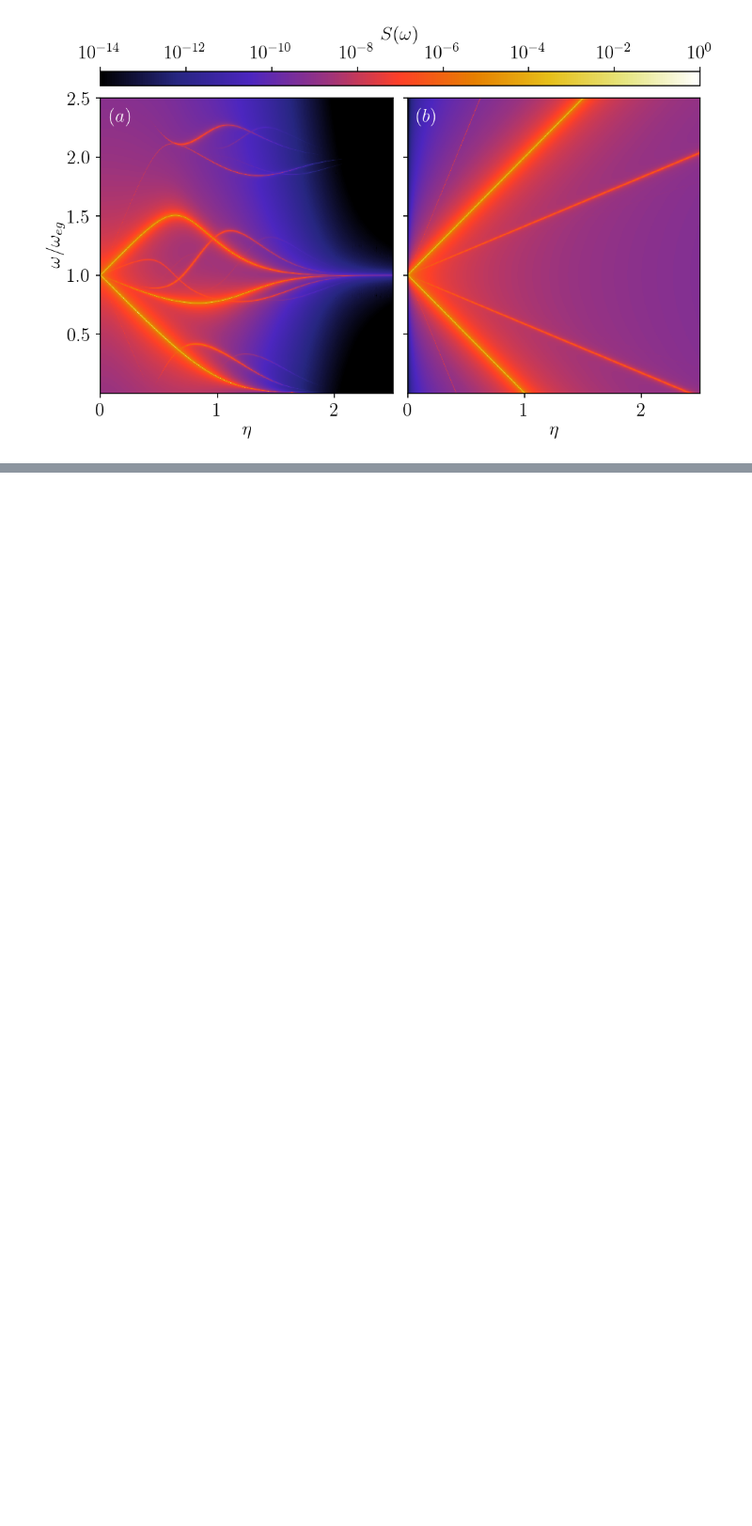
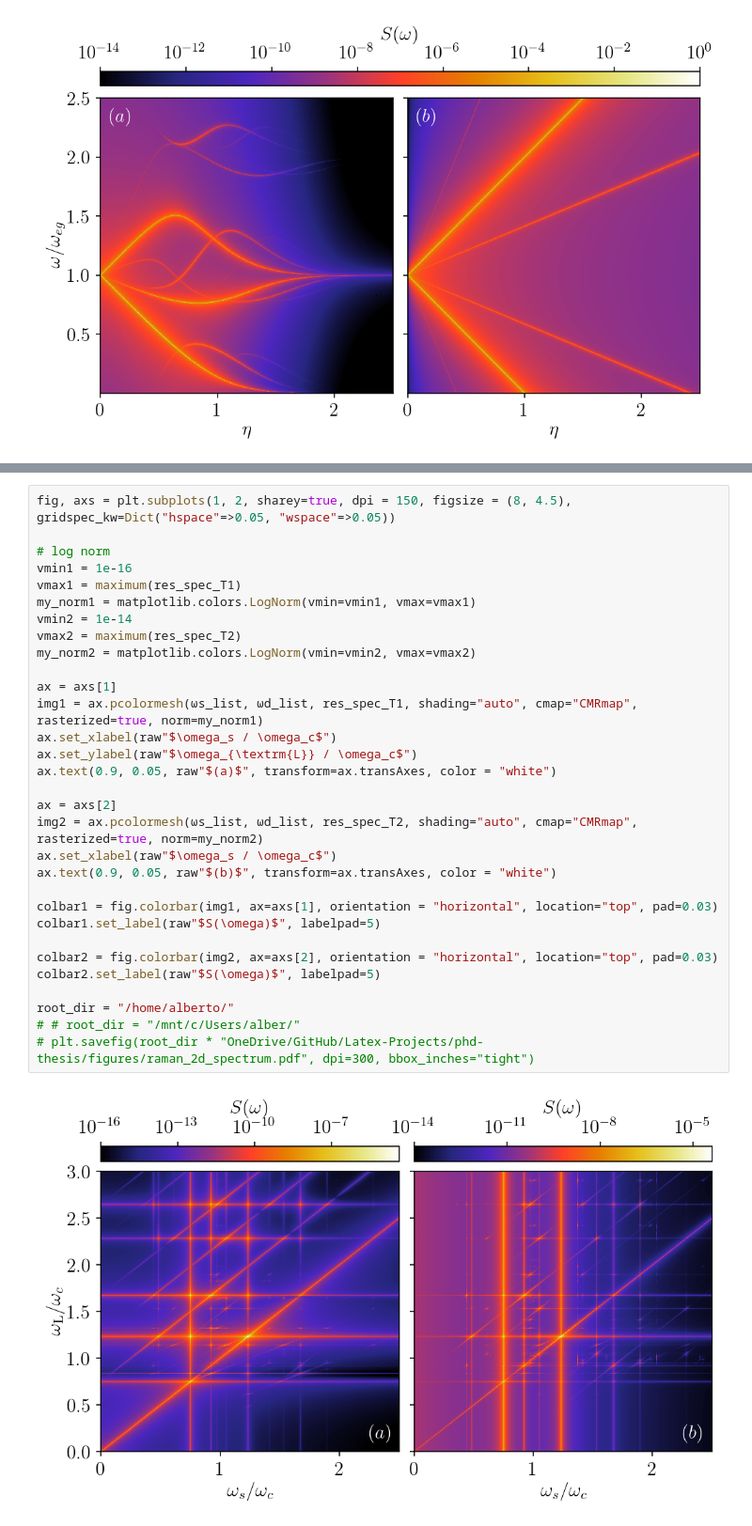
Before and after one commit to albertomercurio/PhD-Thesis-Notebooks, a Jupyter notebook: Chapter2.ipynb, the cells around one changed output, grey strips where cells are left out. Shown at 94% size. Drawn from its saved outputs; the diff is of its cells as text; blank space fills up the shorter version.

```diff
--- a/Chapter2.ipynb
+++ b/Chapter2.ipynb
@@ -900,0 +1020,33 @@ root_dir = "/home/alberto/"
+# %%
+fig, axs = plt.subplots(1, 2, sharey=true, dpi = 150, figsize = (8, 4.5), gridspec_kw=Dict("hspace"=>0.05, "wspace"=>0.05))
+
+# log norm
+vmin1 = 1e-16
+vmax1 = maximum(res_spec_T1)
+my_norm1 = matplotlib.colors.LogNorm(vmin=vmin1, vmax=vmax1)
+vmin2 = 1e-14
+vmax2 = maximum(res_spec_T2)
+my_norm2 = matplotlib.colors.LogNorm(vmin=vmin2, vmax=vmax2)
+
+ax = axs[1]
+img1 = ax.pcolormesh(ωs_list, ωd_list, res_spec_T1, shading="auto", cmap="CMRmap", rasterized=true, norm=my_norm1)
+ax.set_xlabel(raw"$\omega_s / \omega_c$")
+ax.set_ylabel(raw"$\omega_{\textrm{L}} / \omega_c$")
+ax.text(0.9, 0.05, raw"$(a)$", transform=ax.transAxes, color = "white")
+
+ax = axs[2]
+img2 = ax.pcolormesh(ωs_list, ωd_list, res_spec_T2, shading="auto", cmap="CMRmap", rasterized=true, norm=my_norm2)
+ax.set_xlabel(raw"$\omega_s / \omega_c$")
+ax.text(0.9, 0.05, raw"$(b)$", transform=ax.transAxes, color = "white")
+
+colbar1 = fig.colorbar(img1, ax=axs[1], orientation = "horizontal", location="top", pad=0.03)
+colbar1.set_label(raw"$S(\omega)$", labelpad=5)
+
+colbar2 = fig.colorbar(img2, ax=axs[2], orientation = "horizontal", location="top", pad=0.03)
+colbar2.set_label(raw"$S(\omega)$", labelpad=5)
+
+root_dir = "/home/alberto/"
+# # root_dir = "/mnt/c/Users/alber/"
+# plt.savefig(root_dir * "OneDrive/GitHub/Latex-Projects/phd-thesis/figures/raman_2d_spectrum.pdf", dpi=300, bbox_inches="tight")
+# %% [output]
+[figure, added]
```
Also changed, not shown: parts of 24 cells of this notebook.
